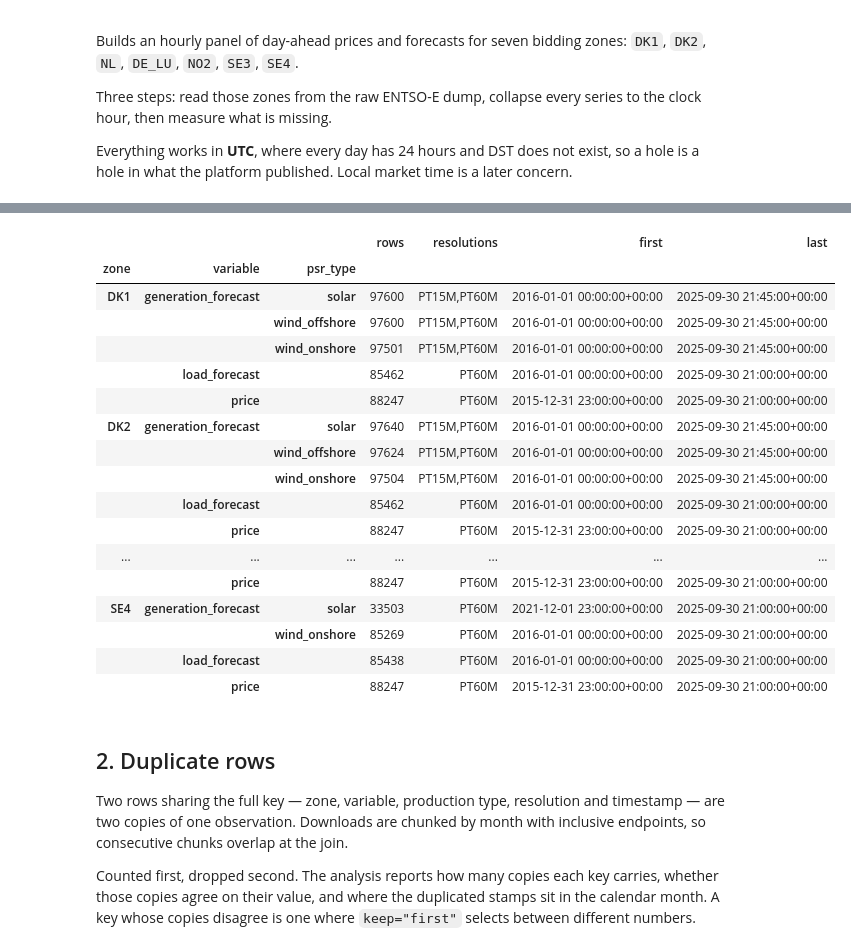
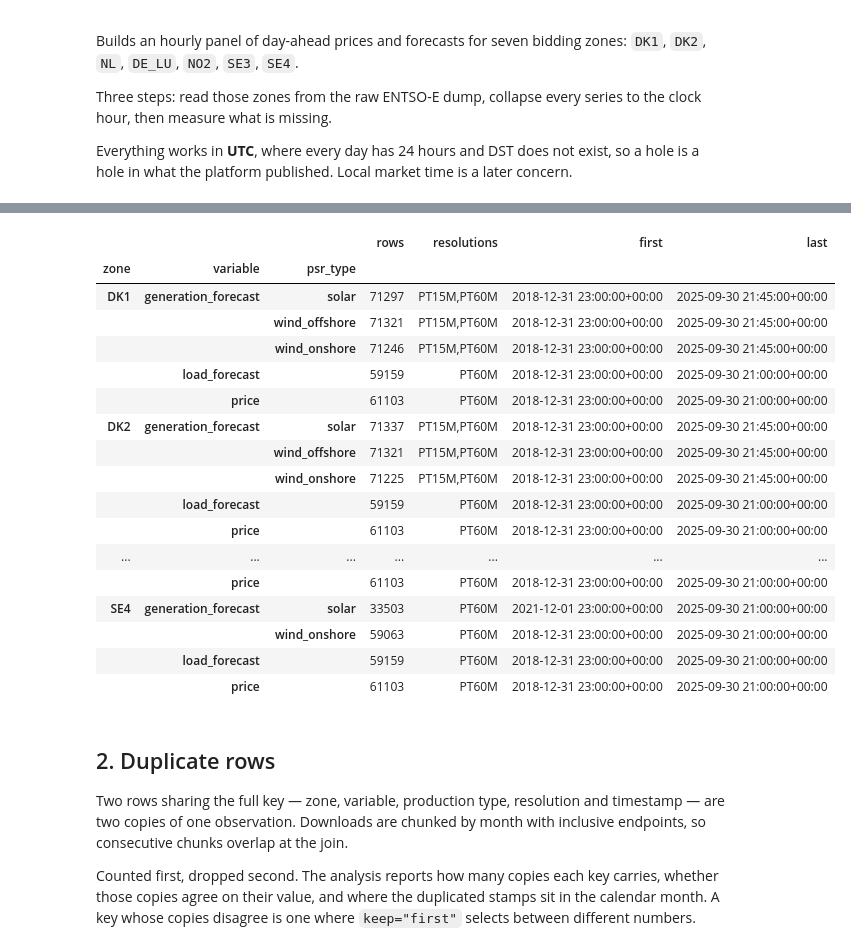
Before and after one commit to Freddy5445/EPF_Masters, a Jupyter notebook: data_cleaning_v2.ipynb, the cells around one changed output, grey strips where cells are left out. Cells and saved outputs as stored; diff of their text form; code cells hidden in the pictures.

```diff
--- a/data_cleaning_v2.ipynb
+++ b/data_cleaning_v2.ipynb
@@ -63,17 +69,15 @@ sys.path.insert(0, str(RAW.parent.parent))
 from entsoe_tp.areas import AREAS, lookup  # noqa: E402
 
 # --- what gets read -----------------------------------------------------------
-# The zones covered, the variable left out, and the last hour taken. All three
-# become predicates on the parquet scan in load_raw().
+# The zones covered, the variable left out, and the local delivery window. The
+# local bounds are converted to UTC before becoming parquet scan predicates.
 ZONES = ["DK1", "DK2", "NL", "DE_LU", "NO2", "SE3", "SE4"]
 EXCLUDE_VARIABLES = ["reservoir"]
-
-# Last hour read, labelled by its start and included in full. The next hour --
-# 2025-09-30 22:00 UTC, which is 2025-10-01 00:00 CEST -- is where the day-ahead
-# market time unit becomes 15 minutes, and it is the first hour whose four quarters
-# differ for the DK1, DK2, NL, NO2, SE3 and SE4 prices. Stopping before it keeps
-# every price hour one the auction cleared as a single hourly product.
-END_UTC = pd.Timestamp("2025-09-30 21:00", tz="UTC")
+MARKET_TIMEZONE = "Europe/Copenhagen"
+LOCAL_START = pd.Timestamp("2019-01-01 00:00")
+LOCAL_END = pd.Timestamp("2025-09-30 23:00")
+START_UTC = LOCAL_START.tz_localize(MARKET_TIMEZONE).tz_convert("UTC")
+END_UTC = LOCAL_END.tz_localize(MARKET_TIMEZONE).tz_convert("UTC")
 
 unknown = sorted(set(ZONES) - set(AREAS))
 assert not unknown, f"not defined in entsoe_tp.areas: {unknown}"
@@ -89,11 +93,11 @@ CAT = ["zone", "eic", "variable", "document_type", "process_type", "resolution",
 
 
 def load_raw(path=RAW, zones=ZONES, exclude=EXCLUDE_VARIABLES,
-             end=END_UTC) -> pd.DataFrame:
+             start=START_UTC, end=END_UTC) -> pd.DataFrame:
     """Read the rows this pipeline uses, and normalise the dictionary-encoded columns.
 
-    ``zones``, ``exclude`` and ``end`` are pushed into the parquet scan as row
-    filters, so only the matching rows are materialised.
+    ``zones``, ``exclude``, ``start`` and ``end`` are pushed into the parquet scan as
+    row filters, so only the matching rows are materialised.
 
     Nulls become empty strings on purpose: pandas treats NaN keys as *equal* in
     duplicated()/drop_duplicates(), which silently collapses every price row
@@ -102,6 +106,8 @@ def load_raw(path=RAW, zones=ZONES, exclude=EXCLUDE_VARIABLES,
     filters = [("zone", "in", list(zones))]
     if exclude:
         filters.append(("variable", "not in", list(exclude)))
+    if start is not None:
+        filters.append(("timestamp_utc", ">=", start))
     if end is not None:
         # The bound covers the whole hour `end` labels, sub-hourly slots included,
         # so that hour collapses from a full set of quarters rather than its first.
@@ -111,6 +117,18 @@ def load_raw(path=RAW, zones=ZONES, exclude=EXCLUDE_VARIABLES,
     for c in CAT:
         if c in df.columns:
             df[c] = df[c].astype("object").fillna("").astype(str)
+
+    # DE-LU publishes two parallel day-ahead price products under the same EIC.
+    # PT15M is a distinct quarter-hourly auction, not a finer-resolution view of
+    # the PT60M hourly auction used here, so never allow generic precedence to
+    # switch products when one series ends.
+    de_lu_quarter_price = (
+        (df["zone"] == "DE_LU")
+        & (df["variable"] == "price")
+        & (df["resolution"] == "PT15M")
+    )
+    df = df.loc[~de_lu_quarter_price].copy()
+
     df["psr_type"] = df["psr_type"].replace(PSR_NAMES)
     df["series"] = (
         df["zone"] + " | " + df["variable"]
@@ -129,28 +147,31 @@ raw = load_raw()
 absent = [z for z in ZONES if not (raw.zone == z).any()]
 assert not absent, f"no rows in the dump for {absent} -- has raw_dump run for them?"
 assert not set(raw.variable) & set(EXCLUDE_VARIABLES), "an excluded variable was read"
+assert raw.timestamp_utc.min() >= START_UTC, "a stamp before START_UTC"
 assert raw.timestamp_utc.max() < END_UTC + pd.Timedelta(hours=1), "a stamp past END_UTC"
+assert raw.loc[(raw.zone == "DE_LU") & (raw.variable == "price"), "resolution"].eq("PT60M").all(), \
+    "a DE-LU quarter-hourly auction price survived the explicit product filter"
 
-# END_UTC exists to keep quarter-varying prices out of the panel, so that is asserted
-# rather than trusted. DE-LU publishes a genuinely varying PT15M price alongside its
-# hourly one from 2018 on, but every one of those hours also carries a PT60M value,
-# which section 4 prefers -- so what must hold is narrower: no price hour that the
-# panel would have to take from PT15M may have differing quarters.
+# The local end exists to keep quarter-varying prices out of the panel, so that is
+# asserted rather than trusted. Every retained price hour constructed from PT15M
+# must carry one repeated auction price across its quarters.
 _p = raw.loc[raw.variable == "price",
              ["series", "resolution", "timestamp_utc", "value"]].copy()
 _p["hour"] = _p.timestamp_utc.dt.floor("h")
 _p = _p.groupby(["series", "hour"], observed=True).agg(
     has_hourly=("resolution", lambda r: (r == "PT60M").any()),
     distinct=("value", "nunique"))
-assert not ((~_p.has_hourly) & (_p.distinct > 1)).any(),     "a price hour with differing quarters and no hourly value was read"
+assert not ((~_p.has_hourly) & (_p.distinct > 1)).any(), \
+    "a price hour with differing quarters and no hourly value was read"
 
-print(f"file      : {RAW.resolve()}")
-print(f"zones     : {', '.join(ZONES)}")
-print(f"not read  : {', '.join(EXCLUDE_VARIABLES) if EXCLUDE_VARIABLES else '(nothing)'}")
-print(f"last hour : {END_UTC}")
+print(f"file        : {RAW.resolve()}")
+print(f"zones       : {', '.join(ZONES)}")
+print(f"not read    : {', '.join(EXCLUDE_VARIABLES) if EXCLUDE_VARIABLES else '(nothing)'}")
+print(f"local window: {LOCAL_START} -> {LOCAL_END} ({MARKET_TIMEZONE})")
+print(f"UTC window  : {START_UTC} -> {END_UTC}")
 print(f"{len(raw):,} rows x {raw.shape[1]} columns | {raw.series.nunique()} series")
-print(f"span      : {raw.timestamp_utc.min()} -> {raw.timestamp_utc.max()} (UTC)")
-print(f"variables : {', '.join(sorted(raw.variable.unique()))}")
+print(f"span        : {raw.timestamp_utc.min()} -> {raw.timestamp_utc.max()} (UTC)")
+print(f"variables   : {', '.join(sorted(raw.variable.unique()))}")
 
 display(raw.groupby(["zone", "variable", "psr_type"], observed=True)
            .agg(rows=("value", "size"),
@@ -168,21 +190,21 @@ variables : generation_forecast, load_forecast, price
 |  |  |  | rows | resolutions | first | last |
 | zone | variable | psr_type |  |  |  |  |
-| DK1 | generation_forecast | solar | 97600 | PT15M,PT60M | 2016-01-01 00:00:00+00:00 | 2025-09-30 21:45:00+00:00 |
-|  |  | wind_offshore | 97600 | PT15M,PT60M | 2016-01-01 00:00:00+00:00 | 2025-09-30 21:45:00+00:00 |
-|  |  | wind_onshore | 97501 | PT15M,PT60M | 2016-01-01 00:00:00+00:00 | 2025-09-30 21:45:00+00:00 |
-|  | load_forecast |  | 85462 | PT60M | 2016-01-01 00:00:00+00:00 | 2025-09-30 21:00:00+00:00 |
-|  | price |  | 88247 | PT60M | 2015-12-31 23:00:00+00:00 | 2025-09-30 21:00:00+00:00 |
-| DK2 | generation_forecast | solar | 97640 | PT15M,PT60M | 2016-01-01 00:00:00+00:00 | 2025-09-30 21:45:00+00:00 |
-|  |  | wind_offshore | 97624 | PT15M,PT60M | 2016-01-01 00:00:00+00:00 | 2025-09-30 21:45:00+00:00 |
-|  |  | wind_onshore | 97504 | PT15M,PT60M | 2016-01-01 00:00:00+00:00 | 2025-09-30 21:45:00+00:00 |
-|  | load_forecast |  | 85462 | PT60M | 2016-01-01 00:00:00+00:00 | 2025-09-30 21:00:00+00:00 |
-|  | price |  | 88247 | PT60M | 2015-12-31 23:00:00+00:00 | 2025-09-30 21:00:00+00:00 |
+| DK1 | generation_forecast | solar | 71297 | PT15M,PT60M | 2018-12-31 23:00:00+00:00 | 2025-09-30 21:45:00+00:00 |
+|  |  | wind_offshore | 71321 | PT15M,PT60M | 2018-12-31 23:00:00+00:00 | 2025-09-30 21:45:00+00:00 |
+|  |  | wind_onshore | 71246 | PT15M,PT60M | 2018-12-31 23:00:00+00:00 | 2025-09-30 21:45:00+00:00 |
+|  | load_forecast |  | 59159 | PT60M | 2018-12-31 23:00:00+00:00 | 2025-09-30 21:00:00+00:00 |
+|  | price |  | 61103 | PT60M | 2018-12-31 23:00:00+00:00 | 2025-09-30 21:00:00+00:00 |
+| DK2 | generation_forecast | solar | 71337 | PT15M,PT60M | 2018-12-31 23:00:00+00:00 | 2025-09-30 21:45:00+00:00 |
+|  |  | wind_offshore | 71321 | PT15M,PT60M | 2018-12-31 23:00:00+00:00 | 2025-09-30 21:45:00+00:00 |
+|  |  | wind_onshore | 71225 | PT15M,PT60M | 2018-12-31 23:00:00+00:00 | 2025-09-30 21:45:00+00:00 |
+|  | load_forecast |  | 59159 | PT60M | 2018-12-31 23:00:00+00:00 | 2025-09-30 21:00:00+00:00 |
+|  | price |  | 61103 | PT60M | 2018-12-31 23:00:00+00:00 | 2025-09-30 21:00:00+00:00 |
 | ... | ... | ... | ... | ... | ... | ... |
-|  | price |  | 88247 | PT60M | 2015-12-31 23:00:00+00:00 | 2025-09-30 21:00:00+00:00 |
+|  | price |  | 61103 | PT60M | 2018-12-31 23:00:00+00:00 | 2025-09-30 21:00:00+00:00 |
 | SE4 | generation_forecast | solar | 33503 | PT60M | 2021-12-01 23:00:00+00:00 | 2025-09-30 21:00:00+00:00 |
-|  |  | wind_onshore | 85269 | PT60M | 2016-01-01 00:00:00+00:00 | 2025-09-30 21:00:00+00:00 |
-|  | load_forecast |  | 85438 | PT60M | 2016-01-01 00:00:00+00:00 | 2025-09-30 21:00:00+00:00 |
-|  | price |  | 88247 | PT60M | 2015-12-31 23:00:00+00:00 | 2025-09-30 21:00:00+00:00 |
+|  |  | wind_onshore | 59063 | PT60M | 2018-12-31 23:00:00+00:00 | 2025-09-30 21:00:00+00:00 |
+|  | load_forecast |  | 59159 | PT60M | 2018-12-31 23:00:00+00:00 | 2025-09-30 21:00:00+00:00 |
+|  | price |  | 61103 | PT60M | 2018-12-31 23:00:00+00:00 | 2025-09-30 21:00:00+00:00 |
 # %% [markdown]
 ## 2. Duplicate rows
 
```
Also changed, not shown: parts of 18 cells of this notebook, 4 other files.
